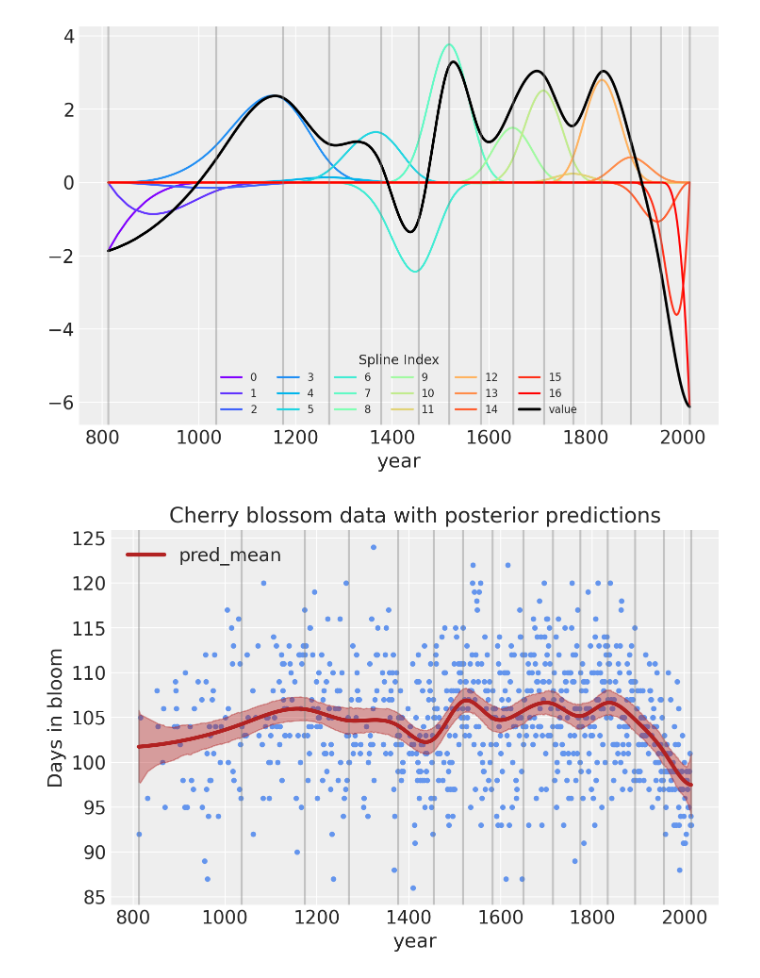
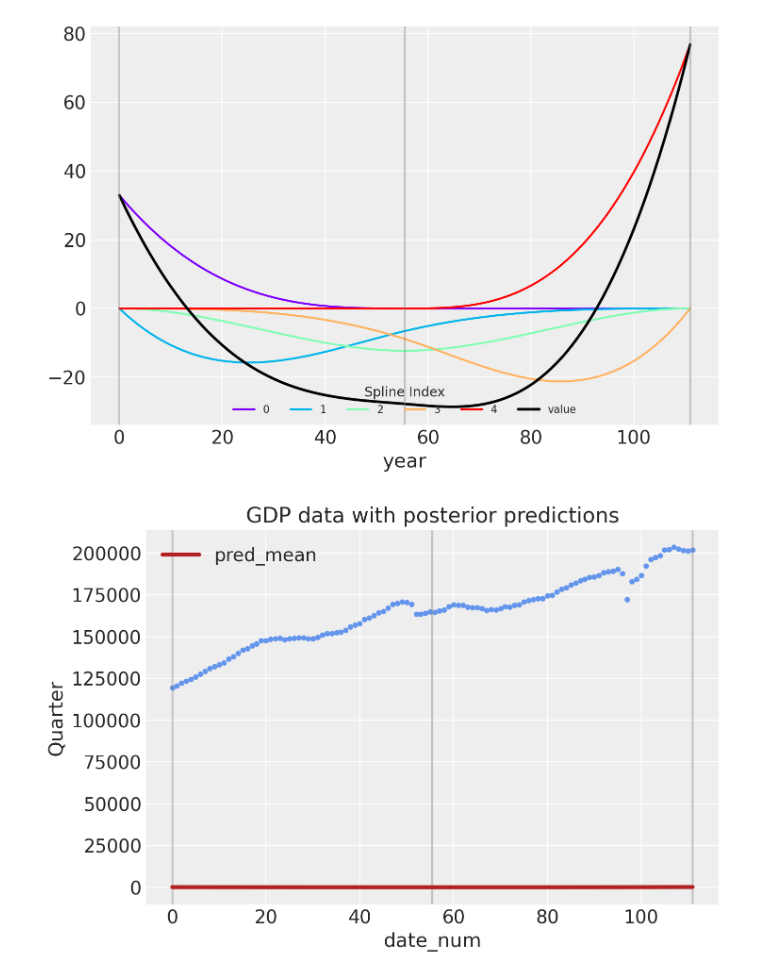
Before and after one commit to powell001/now_casting_01, a Jupyter notebook: src/pymc_examples/pymc_splines_gdp.ipynb, the cells around one changed output. Saved outputs shown, nothing was run; the diff lists cells and outputs as text; code cells hidden in the pictures.

```diff
--- a/src/pymc_examples/pymc_splines_gdp.ipynb
+++ b/src/pymc_examples/pymc_splines_gdp.ipynb
@@ -63,7 +64,7 @@ for knot in knot_list:
 # %%
 B = dmatrix(
     "bs(year, knots=knots, degree=3, include_intercept=True) - 1",
-    {"year": blossom_data.year.values, "knots": knot_list[1:-1]},
+    {"year": gdp_data.date_num.values, "knots": knot_list[1:-1]},
 )
 B
 # %% [output]
@@ -103,9 +97,9 @@ plt.legend(title="Spline Index", loc="upper center", fontsize=8, ncol=6);
 # %%
 COORDS = {"splines": np.arange(B.shape[1])}
-with pm.Model(coords=COORDS) as spline_model:
-    a = pm.Normal("a", 100, 5)
+with pm.Model(coords=COORDS) as spline_model1:
+    a = pm.Normal("a", 100, 100)
     w = pm.Normal("w", mu=0, sigma=3, size=B.shape[1], dims="splines")
-    mu = pm.Deterministic("mu", a + pm.math.dot(np.asarray(B, order="F"), w.T))
+    mu = pm.Normal("mu", a + pm.math.dot(np.asarray(B, order="F"), w.T))
     sigma = pm.Exponential("sigma", 1)
-    D = pm.Normal("D", mu=mu, sigma=sigma, observed=blossom_data.doy) ####
+    D = pm.Normal("D", mu=mu, sigma=sigma, observed=gdp_data.gdp_total) ####
 # %%
@@ -113,7 +107,7 @@ pm.model_to_graphviz(spline_model)
 # %% [output]
 [drawing not drawn]
 # %%
-with spline_model:
+with spline_model1:
     idata = pm.sample_prior_predictive()
     idata.extend(pm.sample(draws=1000, tune=1000, random_seed=RANDOM_SEED, chains=4))
     pm.sample_posterior_predictive(idata, extend_inferencedata=True)
@@ -160,13 +151,13 @@ wp = idata.posterior["w"].mean(("chain", "draw")).values
 
 spline_df = (
     pd.DataFrame(B * wp.T)
-    .assign(year=blossom_data.year.values)
+    .assign(year=gdp_data.date_num.values)
     .melt("year", var_name="spline_i", value_name="value")
 )
 
 spline_df_merged = (
     pd.DataFrame(np.dot(B, wp.T))
-    .assign(year=blossom_data.year.values)
+    .assign(year=gdp_data.date_num.values)
     .melt("year", var_name="spline_i", value_name="value")
 )
 
@@ -182,32 +173,32 @@ plt.legend(title="Spline Index", loc="lower center", fontsize=8, ncol=6)
 for knot in knot_list:
     plt.gca().axvline(knot, color="grey", alpha=0.4);
 # %% [output]
-[figure, old version]
+[figure, new version]
 # %%
 post_pred = az.summary(idata, var_names=["mu"]).reset_index(drop=True)
-blossom_data_post = blossom_data.copy().reset_index(drop=True)
-blossom_data_post["pred_mean"] = post_pred["mean"]
-blossom_data_post["pred_hdi_lower"] = post_pred["hdi_3%"]
-blossom_data_post["pred_hdi_upper"] = post_pred["hdi_97%"]
+gdp_data_post = gdp_data.copy().reset_index(drop=True)
+gdp_data_post["pred_mean"] = post_pred["mean"]
+gdp_data_post["pred_hdi_lower"] = post_pred["hdi_3%"]
+gdp_data_post["pred_hdi_upper"] = post_pred["hdi_97%"]
 # %%
-blossom_data.plot.scatter(
-    "year",
-    "doy",
+gdp_data_post.plot.scatter(
+    "date_num",
+    "gdp_total",
     color="cornflowerblue",
     s=10,
-    title="Cherry blossom data with posterior predictions",
-    ylabel="Days in bloom",
+    title="GDP data with posterior predictions",
+    ylabel="Quarter",
 )
 for knot in knot_list:
     plt.gca().axvline(knot, color="grey", alpha=0.4)
 
-blossom_data_post.plot("year", "pred_mean", ax=plt.gca(), lw=3, color="firebrick")
+gdp_data_post.plot("date_num", "pred_mean", ax=plt.gca(), lw=3, color="firebrick")
 plt.fill_between(
-    blossom_data_post.year,
-    blossom_data_post.pred_hdi_lower,
-    blossom_data_post.pred_hdi_upper,
+    gdp_data_post.date_num,
+    gdp_data_post.pred_hdi_lower,
+    gdp_data_post.pred_hdi_upper,
     color="firebrick",
     alpha=0.4,
 );
 # %% [output]
-[figure, old version]
+[figure, new version]
```
Also changed, not shown: parts of 12 cells of this notebook, 6 other files.
